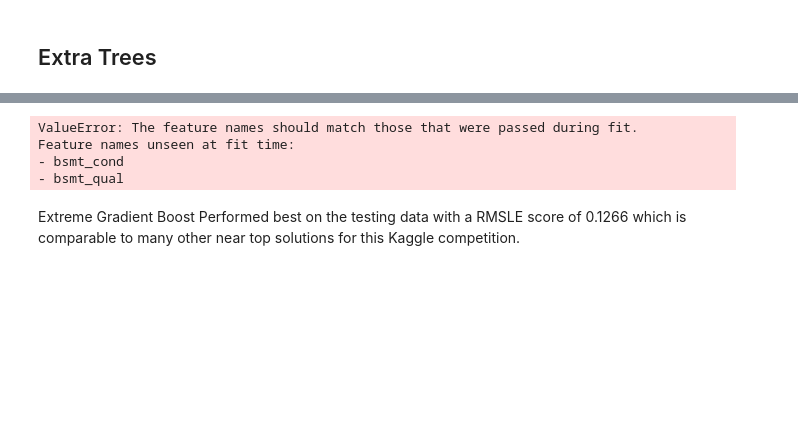
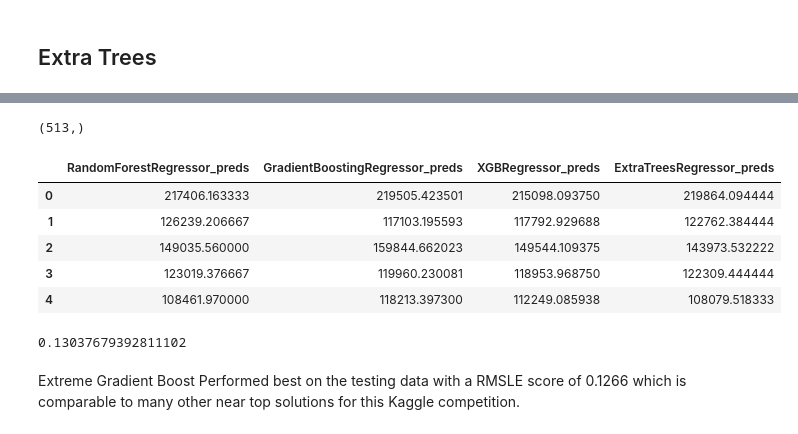
Before and after one commit to seanhulseman/Ames-Housing-Price-Prediction, a Jupyter notebook: code/ames_housing_project.ipynb, the cells around one changed output, grey strips where cells are left out. Saved outputs shown, nothing was run; the diff lists cells and outputs as text; code cells hidden in the pictures; blank space fills up the shorter version.

```diff
--- a/code/ames_housing_project.ipynb
+++ b/code/ames_housing_project.ipynb
@@ -239,7 +246,7 @@ For feature engineering I decided to make new columns that represent the presenc
 # %%
 # Define the parameter grid
 param_grid = {
-    'n_estimators': [100, 200, 300],
+    'n_estimators': [300],
     'max_depth': [None, 5, 10],
     'min_samples_split': [2, 5, 10],
     'min_samples_leaf': [1, 2, 4]
@@ -484,13 +503,23 @@ train_rmsle, test_rmsle
 # %%
 # time to generate predictions from each model and ensemble them to see if we can get a better score
-preds_all = []
-for model in [best_rf, best_gb, best_xgb_model, best_adaboost, best_et]:
+#make a dataframe to store the predictions
+preds_all = pd.DataFrame()
+for model in [best_rf, best_gb, best_xgb_model, best_et]:
     preds = model.predict(X_test)
-    preds_all.append()
-avg_preds = np.mean(preds_all, axis=0)
+    # the columns of the data frame should be in the format model_name_preds
+    preds_model = pd.DataFrame(preds, columns=[str(model).split('(')[0]+'_preds'])
+    preds_all = pd.concat([preds_all, preds_model], axis=1)
+
+avg_preds = np.mean(preds_all, axis=1)
 avg_preds.shape
 # %% [output]
-ValueError: The feature names should match those that were passed during fit.
-Feature names unseen at fit time:
-- bsmt_cond
-- bsmt_qual
+(513,)
+# %%
+preds_all.head()
+# %% [output]
+|  | RandomForestRegressor_preds | GradientBoostingRegressor_preds | XGBRegressor_preds | ExtraTreesRegressor_preds |
+| 0 | 217406.163333 | 219505.423501 | 215098.093750 | 219864.094444 |
+| 1 | 126239.206667 | 117103.195593 | 117792.929688 | 122762.384444 |
+| 2 | 149035.560000 | 159844.662023 | 149544.109375 | 143973.532222 |
+| 3 | 123019.376667 | 119960.230081 | 118953.968750 | 122309.444444 |
+| 4 | 108461.970000 | 118213.397300 | 112249.085938 | 108079.518333 |
@@ -497,3 +528,9 @@ Feature names unseen at fit time:
+# %%
+# now find the rmsle of the average predictions of the different models
+ensemble_rmsle = np.sqrt(mean_squared_log_error(y_test, avg_preds))
+ensemble_rmsle
+# %% [output]
+0.13037679392811102
 # %% [markdown]
 Extreme Gradient Boost Performed best on the testing data with a RMSLE score of 0.1266 which is comparable to many other near top solutions for this Kaggle competition.
 # %%
```
Also changed, not shown: parts of 27 cells of this notebook, 2 other files.
